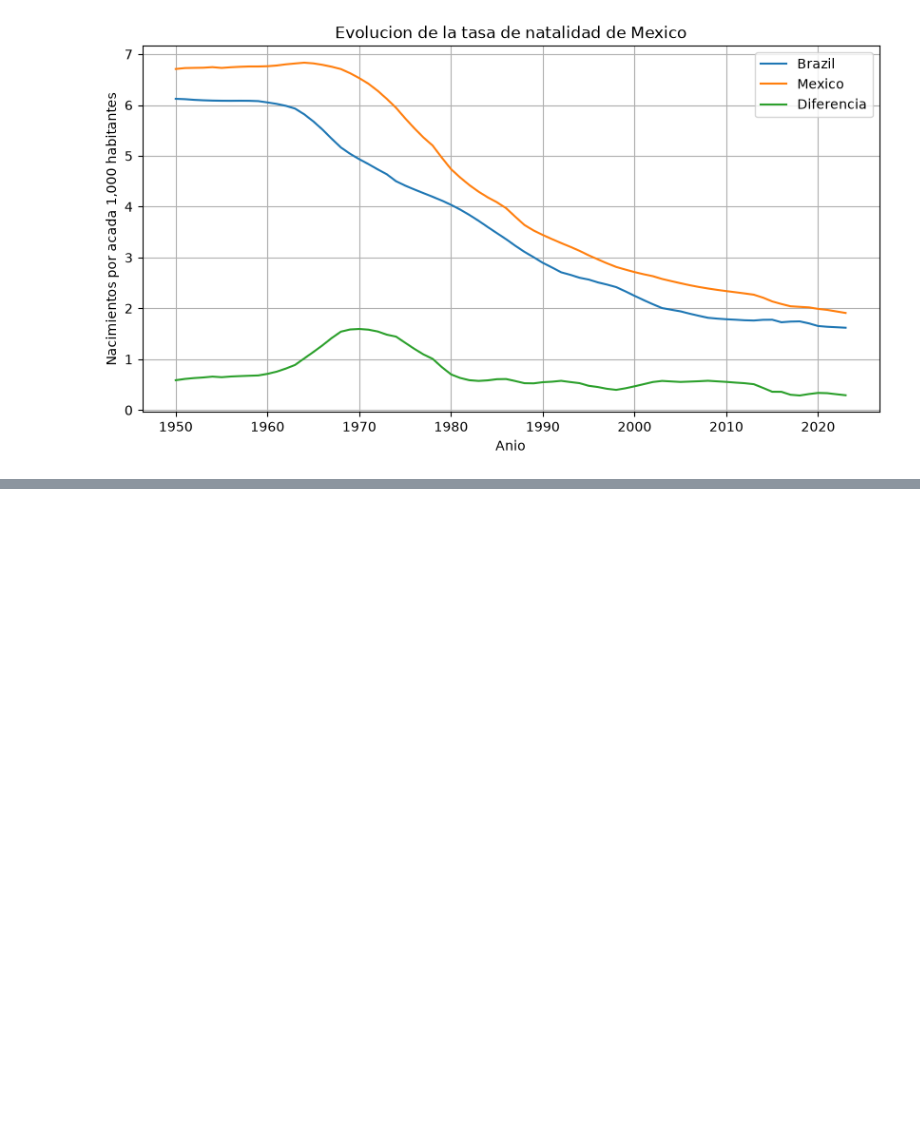
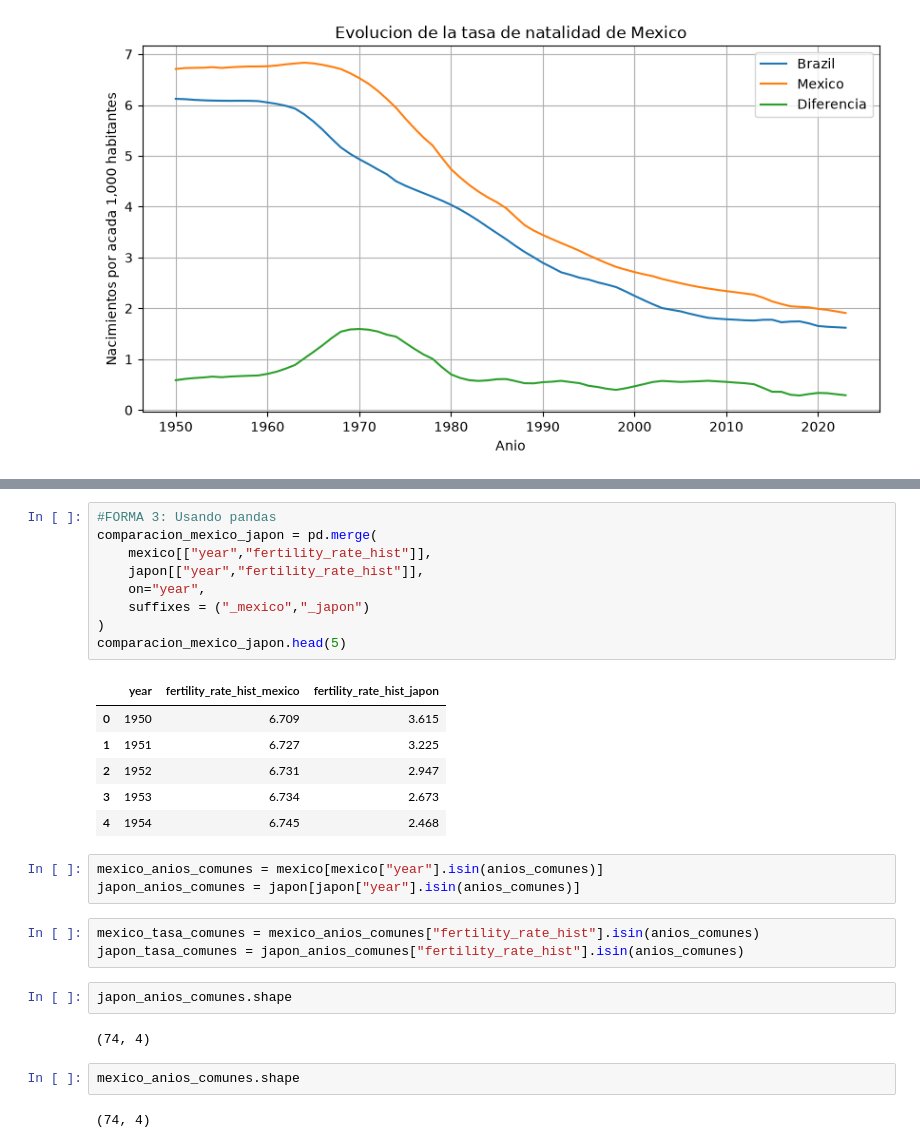
Before and after one commit to SaulFnck/BigData, a Jupyter notebook: U1_1_probabilidad_estadistica/notebooks/03_fertililty_rate.ipynb, the cells around one changed output, grey strips where cells are left out. Saved outputs shown, nothing was run; the diff lists cells and outputs as text; blank space fills up the shorter version.

```diff
--- a/U1_1_probabilidad_estadistica/notebooks/03_fertililty_rate.ipynb
+++ b/U1_1_probabilidad_estadistica/notebooks/03_fertililty_rate.ipynb
@@ -257,0 +275,30 @@ plt.legend()
+# %%
+#FORMA 3: Usando pandas
+comparacion_mexico_japon = pd.merge(
+    mexico[["year","fertility_rate_hist"]],
+    japon[["year","fertility_rate_hist"]],
+    on="year",
+    suffixes = ("_mexico","_japon")
+)
+comparacion_mexico_japon.head(5)
+# %% [output]
+|  | year | fertility_rate_hist_mexico | fertility_rate_hist_japon |
+| 0 | 1950 | 6.709 | 3.615 |
+| 1 | 1951 | 6.727 | 3.225 |
+| 2 | 1952 | 6.731 | 2.947 |
+| 3 | 1953 | 6.734 | 2.673 |
+| 4 | 1954 | 6.745 | 2.468 |
+# %%
+mexico_anios_comunes = mexico[mexico["year"].isin(anios_comunes)]
+japon_anios_comunes = japon[japon["year"].isin(anios_comunes)]
+# %%
+mexico_tasa_comunes = mexico_anios_comunes["fertility_rate_hist"].isin(anios_comunes)
+japon_tasa_comunes = japon_anios_comunes["fertility_rate_hist"].isin(anios_comunes)
+# %%
+japon_anios_comunes.shape
+# %% [output]
+(74, 4)
+# %%
+mexico_anios_comunes.shape
+# %% [output]
+(74, 4)
```
Also changed, not shown: parts of 3 cells of this notebook.
